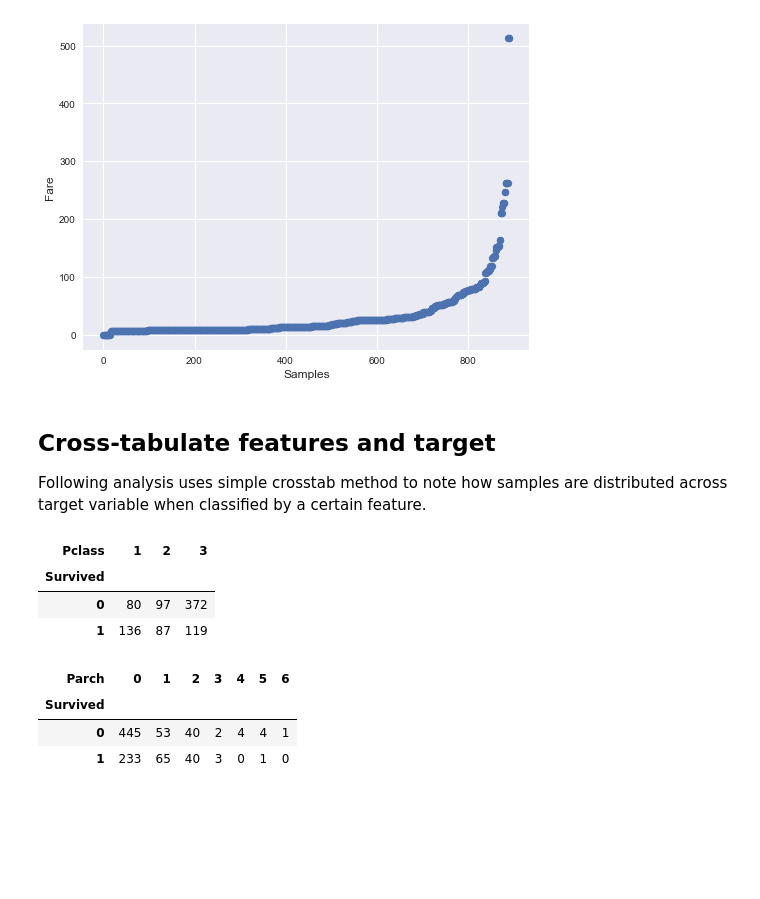
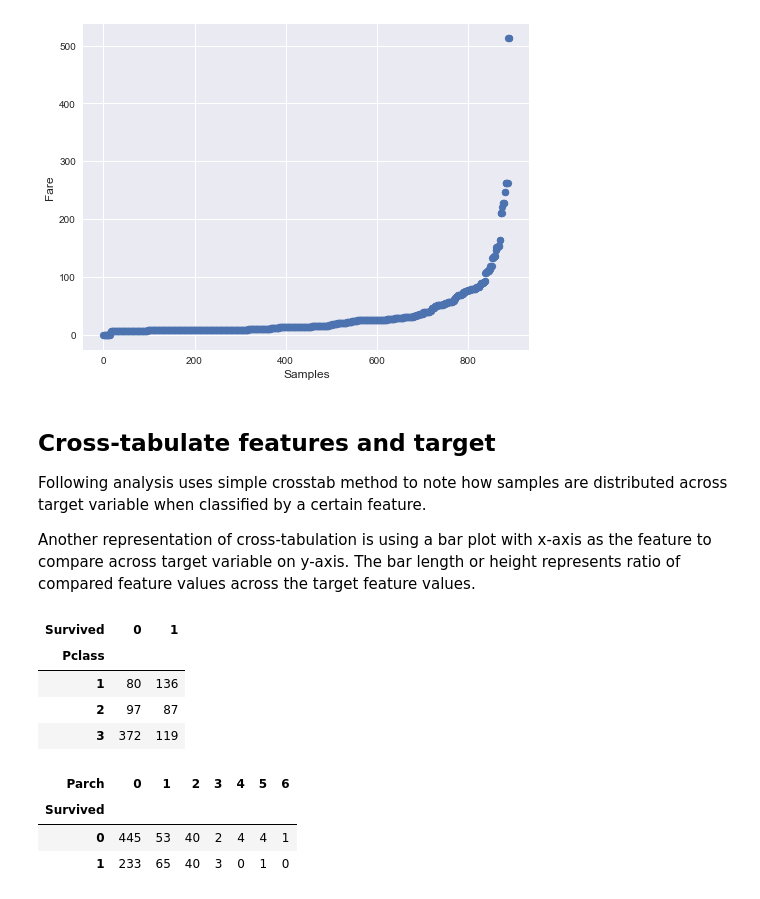
Before and after one commit to Speedml/notebooks, a Jupyter notebook: titanic/titanic-eda-using-speedml-package.ipynb, the cells around one changed output. Cells and saved outputs as stored; diff of their text form; code cells hidden in the pictures; blank space fills up the shorter version.

```diff
--- a/titanic/titanic-eda-using-speedml-package.ipynb
+++ b/titanic/titanic-eda-using-speedml-package.ipynb
@@ -131,13 +137,16 @@ sml.plot.continuous('Fare')
 ## Cross-tabulate features and target
 
 Following analysis uses simple crosstab method to note how samples are distributed across target variable when classified by a certain feature.
+
+Another representation of cross-tabulation is using a bar plot with x-axis as the feature to compare across target variable on y-axis. The bar length or height represents ratio of compared feature values across the target feature values.
 # %%
-sml.plot.crosstab('Survived', 'Pclass')
+sml.plot.crosstab('Pclass', 'Survived')
 # %% [output]
-| Pclass | 1 | 2 | 3 |
-| Survived |  |  |  |
-| 0 | 80 | 97 | 372 |
-| 1 | 136 | 87 | 119 |
+| Survived | 0 | 1 |
+| Pclass |  |  |
+| 1 | 80 | 136 |
+| 2 | 97 | 87 |
+| 3 | 372 | 119 |
 # %%
 sml.plot.crosstab('Survived', 'Parch')
 # %% [output]
```
Also changed, not shown: parts of 15 cells of this notebook, 10 other files.
